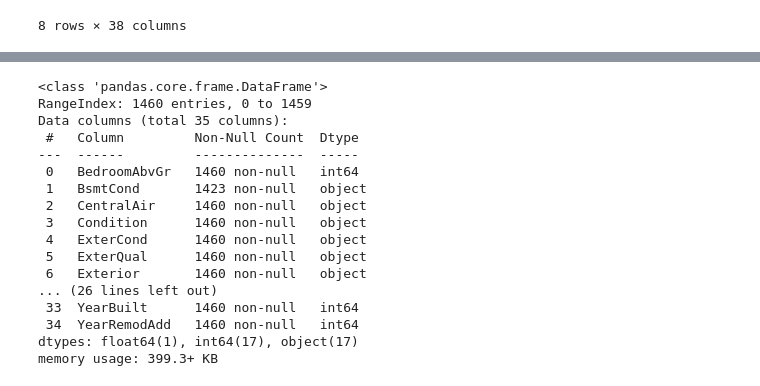
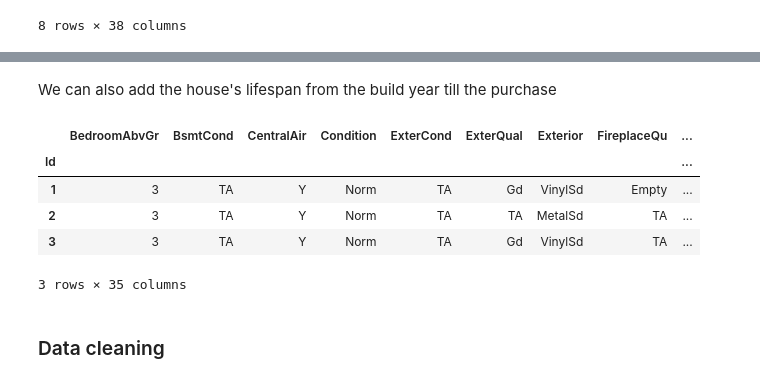
Before and after one commit to superMass14/immoSense, a Jupyter notebook: notebook/main.ipynb, the cells around one changed output, grey strips where cells are left out. Saved outputs shown, nothing was run; the diff lists cells and outputs as text; code cells hidden in the pictures.

```diff
--- a/notebook/main.ipynb
+++ b/notebook/main.ipynb
@@ -155,2 +138,3 @@ data[['Exterior1st', 'Exterior2nd']][ext1 != ext2]
 # %%
-df['Exterior'] = data['Exterior2nd'].copy().values
+df['Exterior'] = data['Exterior2nd'].values
+df['Condition'] = data['Condition2'].values
@@ -165,8 +140,0 @@ df['Exterior'] = data['Exterior2nd'].copy().values
-# %%
-cond1 = data['Condition1'].values
-cond2 = data['Condition2'].values
-data[['Condition1', 'Condition2']][cond1 != cond2]
-
-df['Condition'] = data['Condition2'].copy().values
-df = df[df.columns.sort_values()]
-df.head()
@@ -181,20 +141,17 @@ df.head()
-# %%
-df.info()
-# %% [output]
-<class 'pandas.core.frame.DataFrame'>
-RangeIndex: 1460 entries, 0 to 1459
-Data columns (total 35 columns):
- #   Column         Non-Null Count  Dtype
----  ------         --------------  -----
- 0   BedroomAbvGr   1460 non-null   int64
- 1   BsmtCond       1423 non-null   object
- 2   CentralAir     1460 non-null   object
- 3   Condition      1460 non-null   object
- 4   ExterCond      1460 non-null   object
- 5   ExterQual      1460 non-null   object
- 6   Exterior       1460 non-null   object
-... (26 lines left out)
- 33  YearBuilt      1460 non-null   int64
- 34  YearRemodAdd   1460 non-null   int64
-dtypes: float64(1), int64(17), object(17)
-memory usage: 399.3+ KB
+# %% [markdown]
+We can also add the house's lifespan from the build year till the purchase
+# %%
+df["Lifespan"] = np.int64(data["YrSold"] - data["YearBuilt"])
+df.fillna({"LifeSpan": 0}, inplace=True) # there is no duration when the result is NA
+#####
+df = df[df.columns.sort_values()] # sorts the columns in alphabetic order
+df.head(3)
+# %% [output]
+|  | BedroomAbvGr | BsmtCond | CentralAir | Condition | ExterCond | ExterQual | Exterior | FireplaceQu | ... |
+| Id |  |  |  |  |  |  |  |  | ... |
+| 1 | 3 | TA | Y | Norm | TA | Gd | VinylSd | Empty | ... |
+| 2 | 3 | TA | Y | Norm | TA | TA | MetalSd | TA | ... |
+| 3 | 3 | TA | Y | Norm | TA | Gd | VinylSd | TA | ... |
+3 rows × 35 columns
+# %% [markdown]
+### Data cleaning
```
Also changed, not shown: parts of 15 cells of this notebook.
